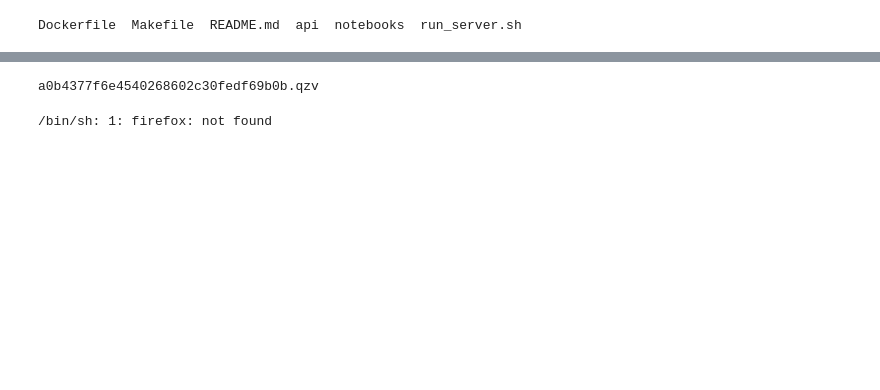
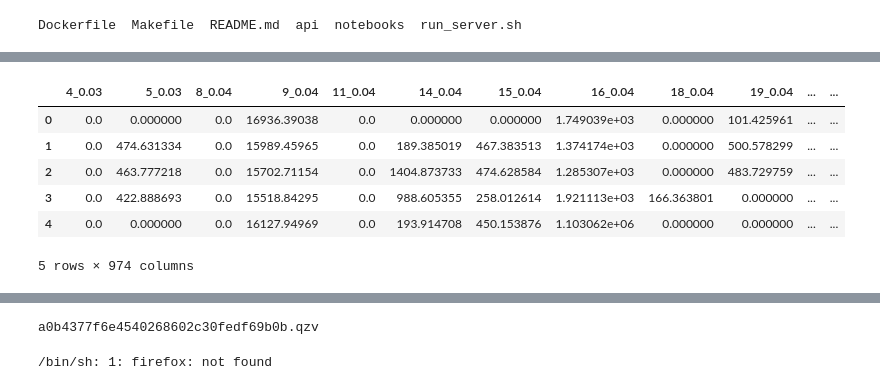
Before and after one commit to computational-chemical-biology/ClusterApp, a Jupyter notebook: notebooks/pcoa.ipynb, the cells around one changed output, grey strips where cells are left out. Drawn from its saved outputs; the diff is of its cells as text; code cells hidden in the pictures; blank space fills up the shorter version.

```diff
--- a/notebooks/pcoa.ipynb
+++ b/notebooks/pcoa.ipynb
@@ -40,0 +86,3 @@ pcoa_obj.visualization.save(pcoa_file)
+# %%
+feat_table = pd.read_csv('notebooks/example/MSHUB_feature_table_Metadata_combined_blank_subtracted_sample_vs_blank_for_MA.csv')
+feat_table.head()
@@ -40,0 +97,3 @@ pcoa_obj.visualization.save(pcoa_file)
+# %%
+last_attr = feat_table.columns[feat_table.columns.str.contains('ATTRIBUTE')][-1]
+plast_attr = feat_table.columns.get_loc(last_attr)+1
@@ -40,0 +127,10 @@ pcoa_obj.visualization.save(pcoa_file)
+# %%
+feat_table[feat_table.columns[plast_attr:]].head()
+# %% [output]
+|  | 4_0.03 | 5_0.03 | 8_0.04 | 9_0.04 | 11_0.04 | 14_0.04 | 15_0.04 | 16_0.04 | 18_0.04 | 19_0.04 | ... | ... |
+| 0 | 0.0 | 0.000000 | 0.0 | 16936.39038 | 0.0 | 0.000000 | 0.000000 | 1.749039e+03 | 0.000000 | 101.425961 | ... | ... |
+| 1 | 0.0 | 474.631334 | 0.0 | 15989.45965 | 0.0 | 189.385019 | 467.383513 | 1.374174e+03 | 0.000000 | 500.578299 | ... | ... |
+| 2 | 0.0 | 463.777218 | 0.0 | 15702.71154 | 0.0 | 1404.873733 | 474.628584 | 1.285307e+03 | 0.000000 | 483.729759 | ... | ... |
+| 3 | 0.0 | 422.888693 | 0.0 | 15518.84295 | 0.0 | 988.605355 | 258.012614 | 1.921113e+03 | 166.363801 | 0.000000 | ... | ... |
+| 4 | 0.0 | 0.000000 | 0.0 | 16127.94969 | 0.0 | 193.914708 | 450.153876 | 1.103062e+06 | 0.000000 | 0.000000 | ... | ... |
+5 rows × 974 columns
```
Also changed, not shown: parts of 26 cells of this notebook.
